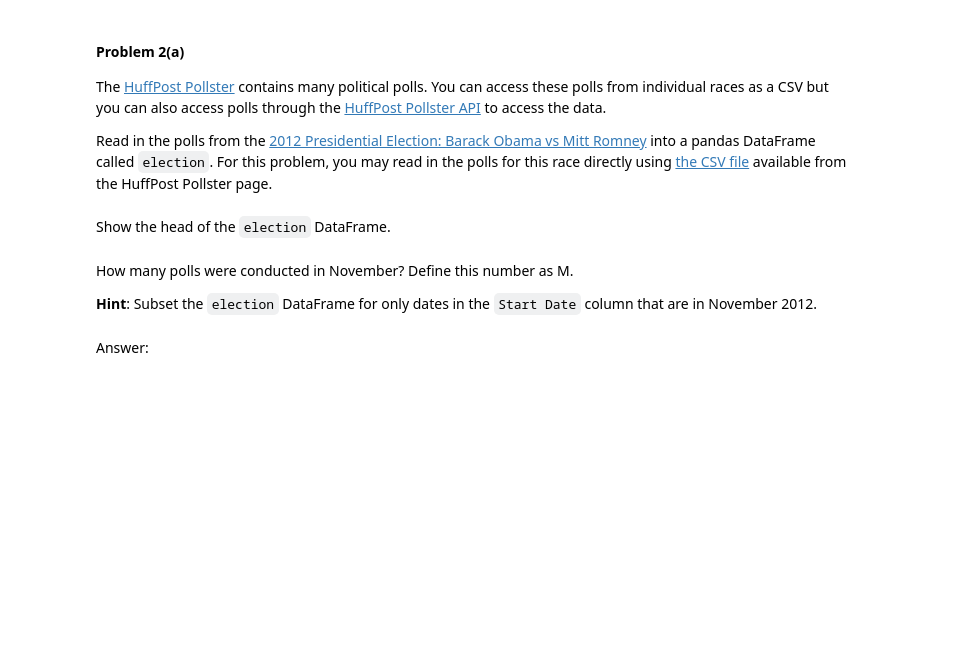
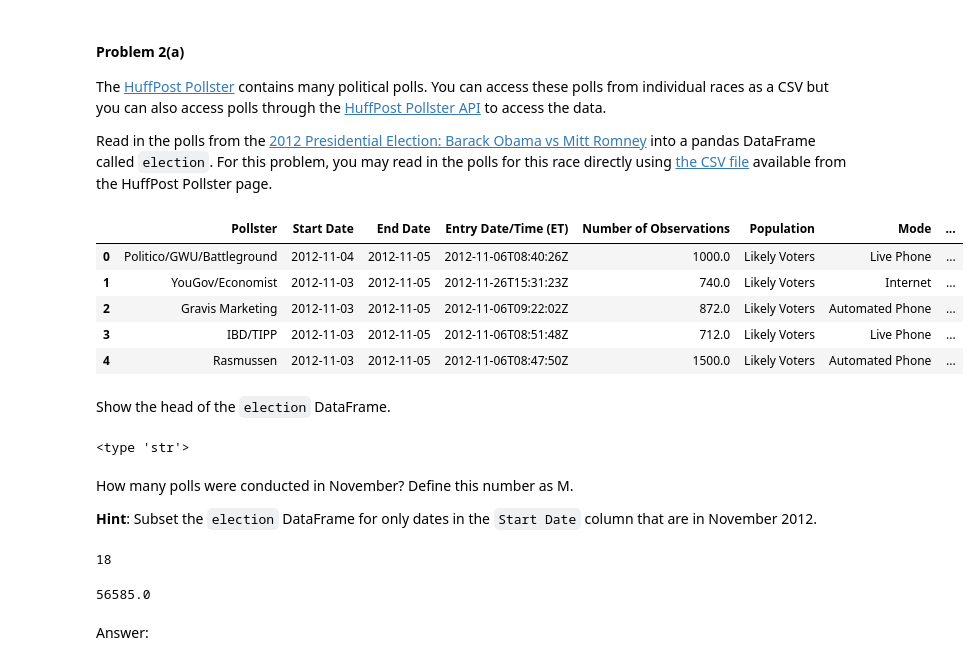
Before and after one commit to adriannr/2014, a Jupyter notebook: homework/HW2.ipynb, the cells around one changed output. Cells and saved outputs as stored; diff of their text form; code cells hidden in the pictures; blank space fills up the shorter version.

```diff
--- a/homework/HW2.ipynb
+++ b/homework/HW2.ipynb
@@ -396,13 +394,43 @@ Read in the polls from the [2012 Presidential Election: Barack Obama vs Mitt Rom
+# %%
+#your code here
+import urllib2
+
+url = "http://elections.huffingtonpost.com/pollster/2012-general-election-romney-vs-obama.csv"
+url = urllib2.urlopen(url)
+election = pd.read_csv(url)
+election.head()
+#election['Question Text'].values
+# %% [output]
+|  | Pollster | Start Date | End Date | Entry Date/Time (ET) | Number of Observations | Population | Mode | ... |
+| 0 | Politico/GWU/Battleground | 2012-11-04 | 2012-11-05 | 2012-11-06T08:40:26Z | 1000.0 | Likely Voters | Live Phone | ... |
+| 1 | YouGov/Economist | 2012-11-03 | 2012-11-05 | 2012-11-26T15:31:23Z | 740.0 | Likely Voters | Internet | ... |
+| 2 | Gravis Marketing | 2012-11-03 | 2012-11-05 | 2012-11-06T09:22:02Z | 872.0 | Likely Voters | Automated Phone | ... |
+| 3 | IBD/TIPP | 2012-11-03 | 2012-11-05 | 2012-11-06T08:51:48Z | 712.0 | Likely Voters | Live Phone | ... |
+| 4 | Rasmussen | 2012-11-03 | 2012-11-05 | 2012-11-06T08:47:50Z | 1500.0 | Likely Voters | Automated Phone | ... |
 # %% [markdown]
 Show the head of the `election` DataFrame.
 # %%
 #your code here
+print type(election.loc[2,'Start Date'])
+# %% [output]
+<type 'str'>
 # %% [markdown]
 How many polls were conducted in November? Define this number as M.
 
 **Hint**: Subset the `election` DataFrame for only dates in the `Start Date` column that are in November 2012.
+# %%
+#lection['Start Date'] = pd.to_datetime(election['Start Date'])
+electionNov = election[map(lambda x: (x.month == 11) and(x.year == 2012), election['Start Date'])]
+electionNov.drop_duplicates('Pollster', inplace=True)
+len(electionNov)
+# %% [output]
+18
 # %%
 #your code here
+number_observations = electionNov['Number of Observations'].sum()
+number_observations
+# %% [output]
+56585.0
 # %% [markdown]
 Answer:
 # %% [markdown]
```
Also changed, not shown: parts of 5 cells of this notebook.
